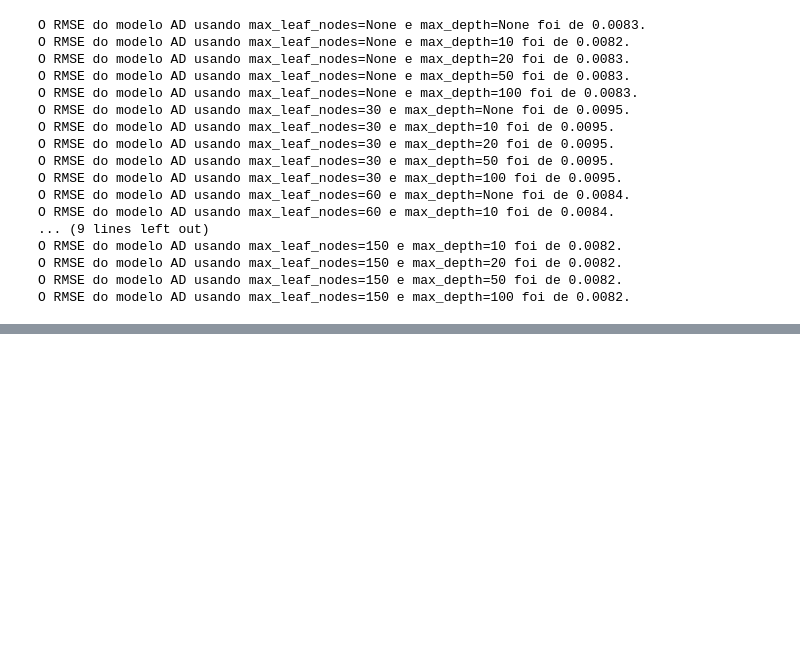
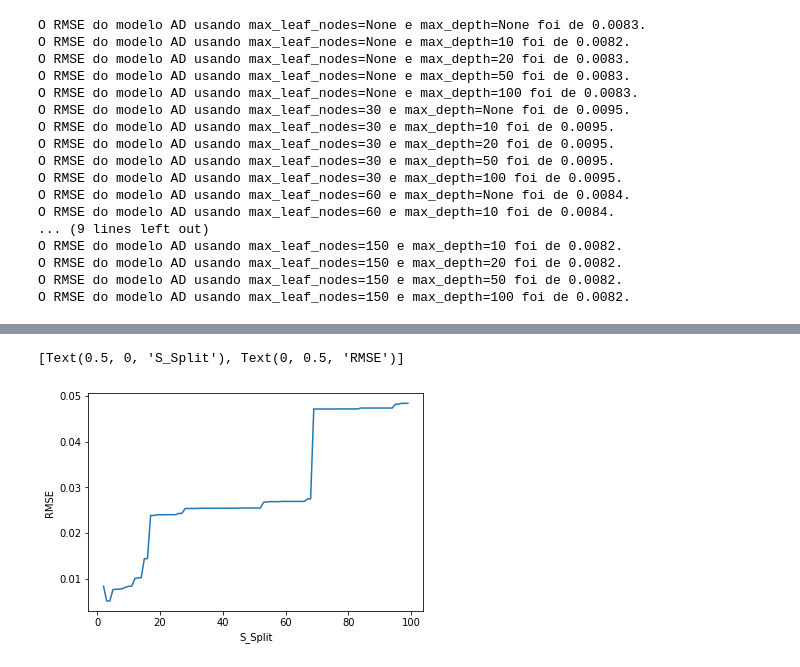
Before and after one commit to CaioHubit/Aprendizado-de-M-quina, a Jupyter notebook: Arvore de decisoes.ipynb, the cells around one changed output, grey strips where cells are left out. Drawn from its saved outputs; the diff is of its cells as text; code cells hidden in the pictures; blank space fills up the shorter version.

```diff
--- a/Arvore de decisoes.ipynb
+++ b/Arvore de decisoes.ipynb
@@ -346,0 +360,12 @@ plt.show()
+# %%
+#Relação samples split com RMSE
+lista_RMSE = []
+samples_split = range(2,100)
+for i in samples_split:
+    modelo_dt = DecisionTreeRegressor(min_samples_split=i,random_state=1024)
+    modelo_dt.fit(x_treino, y_treino)
+    y_verdadeiro = y_teste
+    y_previsao = modelo_dt.predict(x_teste)
+    RMSE_valores = mean_squared_error(y_verdadeiro, y_previsao, squared=False)
+    lista_RMSE.append(RMSE_valores)
+    print(lista_RMSE)
@@ -346,0 +390,6 @@ plt.show()
+# %%
+relacao_split_sample_RMSE = sns.lineplot(x = samples_split, y = lista_RMSE)
+relacao_split_sample_RMSE.set(xlabel = "S_Split", ylabel = "RMSE")
+# %% [output]
+[Text(0.5, 0, 'S_Split'), Text(0, 0.5, 'RMSE')]
+[figure, added]
```
Also changed, not shown: parts of 12 cells of this notebook, 6 other files.
